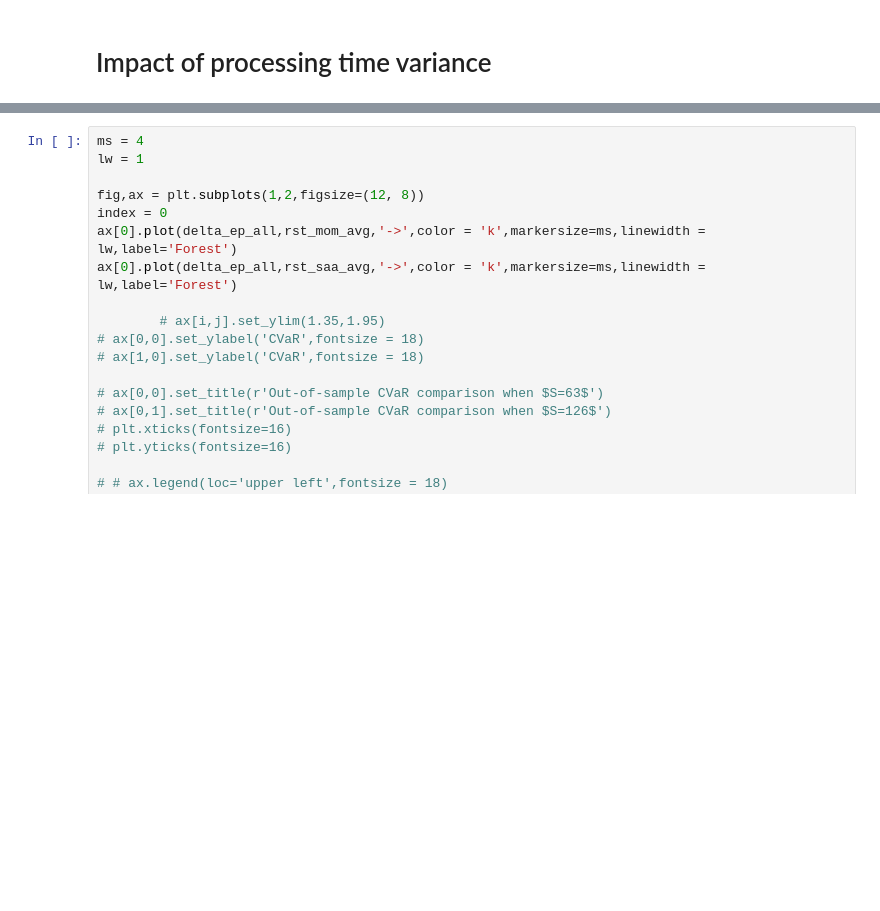
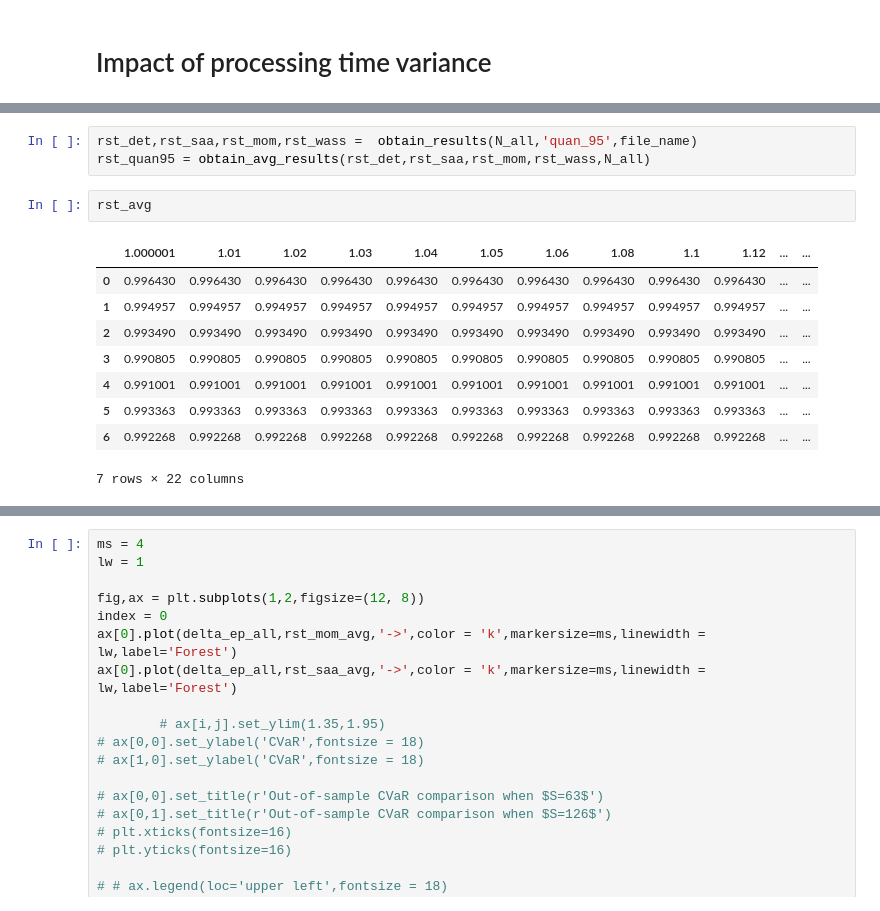
Before and after one commit to xunzhang-sjtu/Robust_scheduling_with_release_time, a Jupyter notebook: results.ipynb, the cells around one changed output, grey strips where cells are left out. Cells and saved outputs as stored; diff of their text form; blank space fills up the shorter version.

```diff
--- a/results.ipynb
+++ b/results.ipynb
@@ -174,3 +360,18 @@ rst_quan95 = obtain_mean_rst(rst_det,rst_saa,rst_mom,rst_wass_vns,delta_ep_all)
+# %%
+rst_det,rst_saa,rst_mom,rst_wass =  obtain_results(N_all,'quan_95',file_name)
+rst_quan95 = obtain_avg_results(rst_det,rst_saa,rst_mom,rst_wass,N_all)
+# %%
+rst_avg
+# %% [output]
+|  | 1.000001 | 1.01 | 1.02 | 1.03 | 1.04 | 1.05 | 1.06 | 1.08 | 1.1 | 1.12 | ... | ... |
+| 0 | 0.996430 | 0.996430 | 0.996430 | 0.996430 | 0.996430 | 0.996430 | 0.996430 | 0.996430 | 0.996430 | 0.996430 | ... | ... |
+| 1 | 0.994957 | 0.994957 | 0.994957 | 0.994957 | 0.994957 | 0.994957 | 0.994957 | 0.994957 | 0.994957 | 0.994957 | ... | ... |
+| 2 | 0.993490 | 0.993490 | 0.993490 | 0.993490 | 0.993490 | 0.993490 | 0.993490 | 0.993490 | 0.993490 | 0.993490 | ... | ... |
+| 3 | 0.990805 | 0.990805 | 0.990805 | 0.990805 | 0.990805 | 0.990805 | 0.990805 | 0.990805 | 0.990805 | 0.990805 | ... | ... |
+| 4 | 0.991001 | 0.991001 | 0.991001 | 0.991001 | 0.991001 | 0.991001 | 0.991001 | 0.991001 | 0.991001 | 0.991001 | ... | ... |
+| 5 | 0.993363 | 0.993363 | 0.993363 | 0.993363 | 0.993363 | 0.993363 | 0.993363 | 0.993363 | 0.993363 | 0.993363 | ... | ... |
+| 6 | 0.992268 | 0.992268 | 0.992268 | 0.992268 | 0.992268 | 0.992268 | 0.992268 | 0.992268 | 0.992268 | 0.992268 | ... | ... |
+7 rows × 22 columns
 # %%
 rst_quan95
 # %% [output]
```
Also changed, not shown: parts of 43 cells of this notebook, 5 other files.
